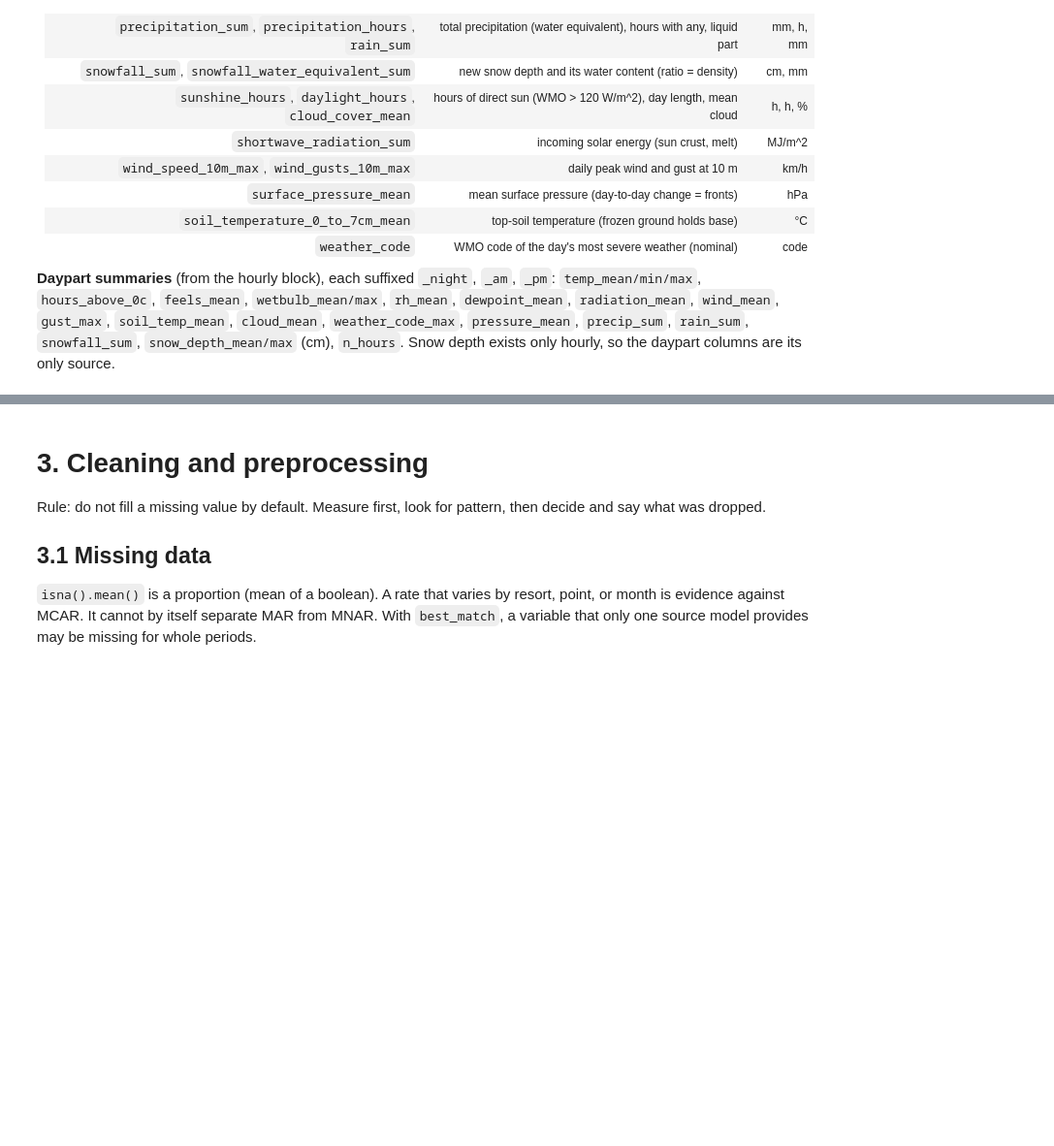
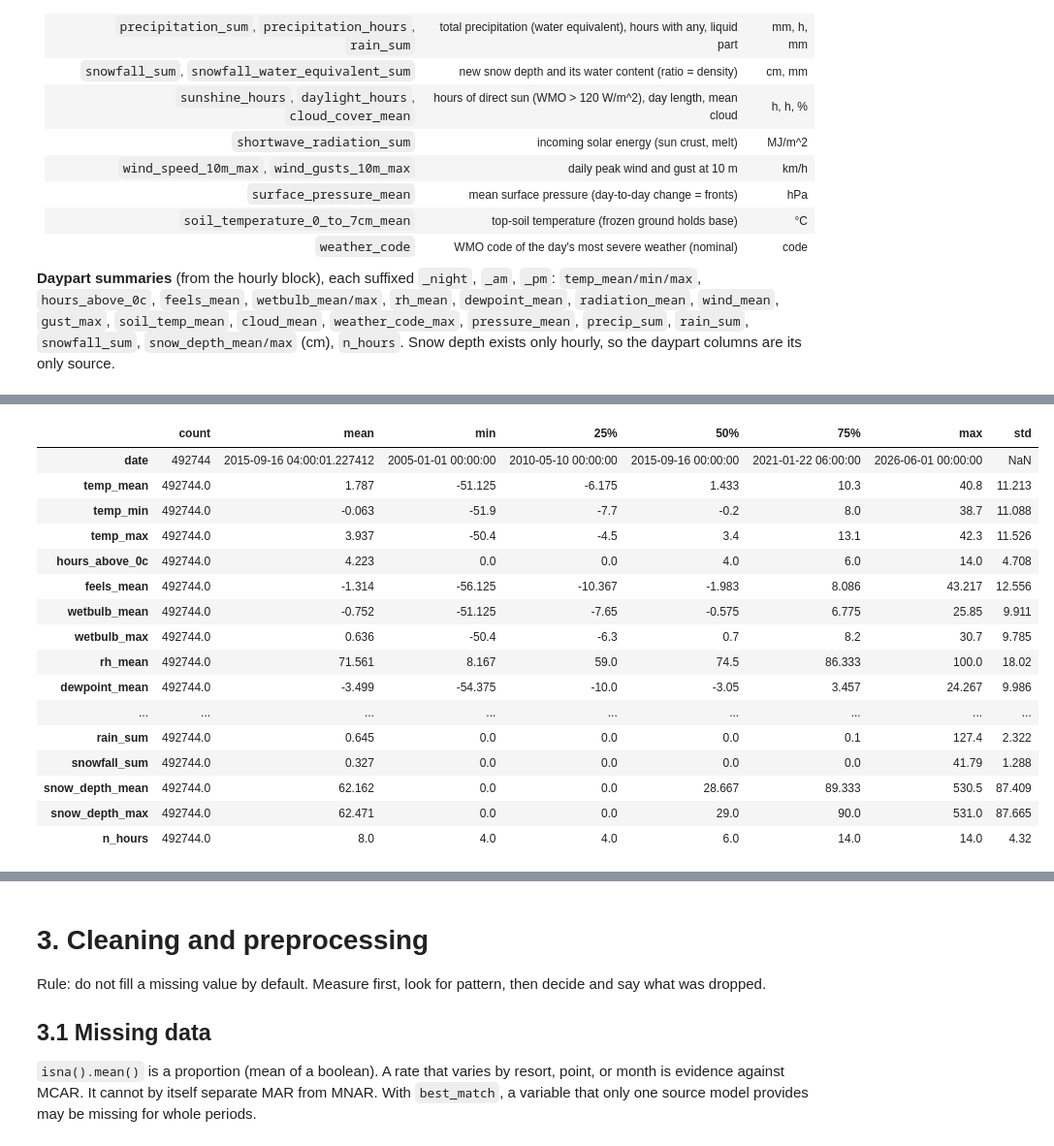
Before and after one commit to LiviaJonnatan/snowpredict, a Jupyter notebook: MS2.ipynb, the cells around one changed output, grey strips where cells are left out. Shown at 97% size. Saved outputs shown, nothing was run; the diff lists cells and outputs as text; code cells hidden in the pictures; blank space fills up the shorter version.

Commit message:
Fix a bug in data parsing and checking the data

```diff
--- a/MS2.ipynb
+++ b/MS2.ipynb
@@ -328,0 +300,42 @@ raw["daylight_hours"] = raw.pop("daylight_duration") / 3600
+# %%
+PARSED = {"hourly": "data/weather_hourly_long.parquet",
+          "daypart": "data/weather_daypart_long.parquet",
+          "daily": "data/weather_daily_wide.csv"}
+
+REBUILD = False     # set True after changing DAYPART_AGG, variable lists, or RESORTS
+# %%
+if all(os.path.isfile(p) for p in PARSED.values()) and not REBUILD:
+    hourly_long = pd.read_parquet(PARSED["hourly"])
+    daypart_tbl = pd.read_parquet(PARSED["daypart"])
+    raw = pd.read_csv(PARSED["daily"], parse_dates=["date"])
+    print("Loaded parsed tables from disk.")
+else:
+    daily_frames, hourly_frames, part_frames = [], [], []
+    for name, pts in RESORTS.items():
+        for point in POINTS:
+            daily, hourly, elev = load_point(name, point)
+            hourly = label_dayparts(hourly)
+            part = daypart_long(hourly)
+            n_before = len(daily)
+            df = daily.merge(daypart_wide(part), on="date", how="left", validate="one_to_one")
+            assert len(df) == n_before, f"{name}/{point}: merge changed the row count"
+            for frame in (df, hourly, part):
+                frame.insert(0, "point", point)
+                frame.insert(0, "resort", name)
+            df["region"] = REGION[name]
+            df["elevation_requested_m"] = pts[point][2]
+            df["elevation_api_m"] = elev
+            daily_frames.append(df)
+            hourly_frames.append(hourly)
+            part_frames.append(part)
+    hourly_long = tidy(hourly_frames, ["resort", "point", "time"])
+    daypart_tbl = tidy(part_frames, ["resort", "point", "date", "daypart"])
+    raw = tidy(daily_frames, ["resort", "point", "date"])
+    for tbl in (hourly_long, daypart_tbl, raw):
+        for c in [c for c in tbl.columns if c.startswith("snow_depth")]:
+            tbl[c] = tbl[c] * 100
+    raw["sunshine_hours"] = raw.pop("sunshine_duration") / 3600
+    raw["daylight_hours"] = raw.pop("daylight_duration") / 3600
+    hourly_long.to_parquet(PARSED["hourly"], index=False)
+    daypart_tbl.to_parquet(PARSED["daypart"], index=False)
+    raw.to_csv(PARSED["daily"], index=False)
@@ -377 +396,21 @@ daily wide    (164241, 97)       ->  123.7 MB
+# %%
+daypart_tbl.describe().round(3).T
+# %% [output]
+|  | count | mean | min | 25% | 50% | 75% | max | std |
+| date | 492744 | 2015-09-16 04:00:01.227412 | 2005-01-01 00:00:00 | 2010-05-10 00:00:00 | 2015-09-16 00:00:00 | 2021-01-22 06:00:00 | 2026-06-01 00:00:00 | NaN |
+| temp_mean | 492744.0 | 1.787 | -51.125 | -6.175 | 1.433 | 10.3 | 40.8 | 11.213 |
+| temp_min | 492744.0 | -0.063 | -51.9 | -7.7 | -0.2 | 8.0 | 38.7 | 11.088 |
+| temp_max | 492744.0 | 3.937 | -50.4 | -4.5 | 3.4 | 13.1 | 42.3 | 11.526 |
+| hours_above_0c | 492744.0 | 4.223 | 0.0 | 0.0 | 4.0 | 6.0 | 14.0 | 4.708 |
+| feels_mean | 492744.0 | -1.314 | -56.125 | -10.367 | -1.983 | 8.086 | 43.217 | 12.556 |
+| wetbulb_mean | 492744.0 | -0.752 | -51.125 | -7.65 | -0.575 | 6.775 | 25.85 | 9.911 |
+| wetbulb_max | 492744.0 | 0.636 | -50.4 | -6.3 | 0.7 | 8.2 | 30.7 | 9.785 |
+| rh_mean | 492744.0 | 71.561 | 8.167 | 59.0 | 74.5 | 86.333 | 100.0 | 18.02 |
+| dewpoint_mean | 492744.0 | -3.499 | -54.375 | -10.0 | -3.05 | 3.457 | 24.267 | 9.986 |
+| ... | ... | ... | ... | ... | ... | ... | ... | ... |
+| rain_sum | 492744.0 | 0.645 | 0.0 | 0.0 | 0.0 | 0.1 | 127.4 | 2.322 |
+| snowfall_sum | 492744.0 | 0.327 | 0.0 | 0.0 | 0.0 | 0.0 | 41.79 | 1.288 |
+| snow_depth_mean | 492744.0 | 62.162 | 0.0 | 0.0 | 28.667 | 89.333 | 530.5 | 87.409 |
+| snow_depth_max | 492744.0 | 62.471 | 0.0 | 0.0 | 29.0 | 90.0 | 531.0 | 87.665 |
+| n_hours | 492744.0 | 8.0 | 4.0 | 4.0 | 6.0 | 14.0 | 14.0 | 4.32 |
 # %%
```
Also changed, not shown: parts of 12 cells of this notebook.
